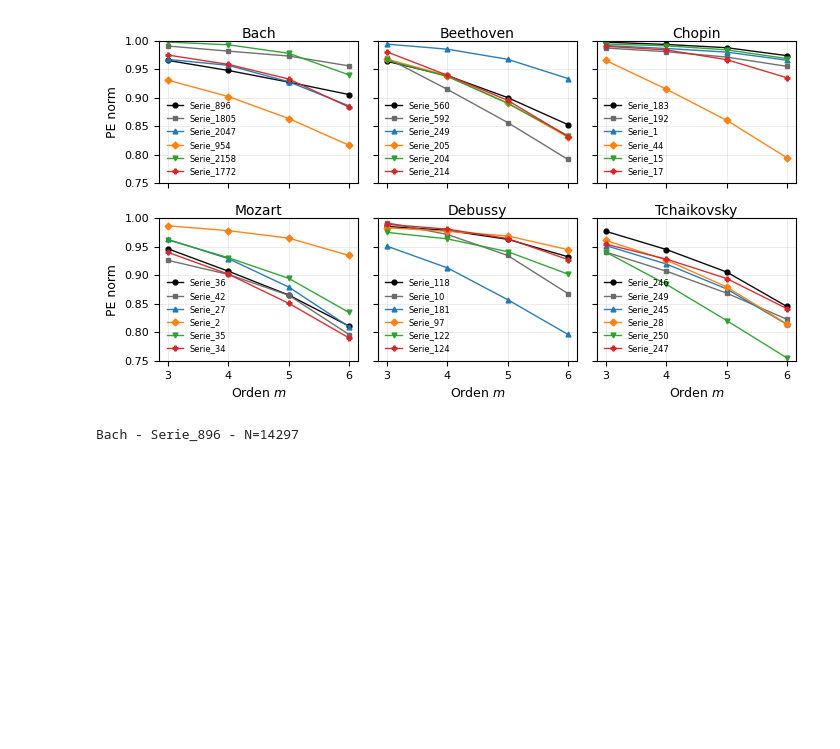
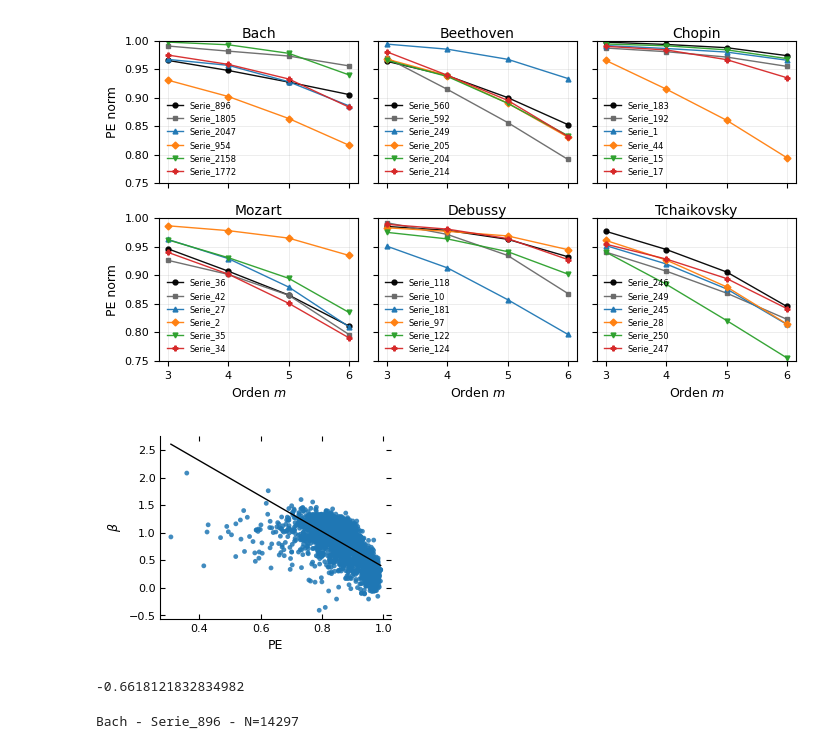
Before and after one commit to EduardoGarcia528/Tesis, a Jupyter notebook: musica-tesis/Limpiar_piezas.ipynb, the cells around one changed output. Saved outputs shown, nothing was run; the diff lists cells and outputs as text; code cells hidden in the pictures; blank space fills up the shorter version.

Commit message:
PEsvsBeta

```diff
--- a/musica-tesis/Limpiar_piezas.ipynb
+++ b/musica-tesis/Limpiar_piezas.ipynb
@@ -816,3 +885,73 @@ plt.show()
+# %%
+import numpy as np
+import matplotlib.pyplot as plt
+from scipy.stats import pearsonr, spearmanr
+from funciones import permutation_entropy, remove_consecutive_duplicates
+def power_spectrum(x, fs=1.0):
+    N = len(x)
+    X = np.fft.rfft(x)
+    psd = np.abs(X)**2 / N
+    freqs = np.fft.rfftfreq(N, 1/fs)
+    return freqs[1:], psd[1:]  # quitamos f=0
+
+PEsvsB = [[], []]
+for composer in composers.keys():
+    for pieza in composers[composer].keys():
+        arr = composers[composer][pieza]
+        arr = remove_consecutive_duplicates(arr, 0.0)
+        PEsvsB[0].append(permutation_entropy(arr,m=5, tau = 1))
+
+        freqs, psd = power_spectrum(arr)
+        # --- Filtro para evitar problemas con log(0) ---
+        mask = (freqs > 0) & (psd > 0)
+        freqs_fit = freqs[mask]
+        psd_fit = psd[mask]
+
+        # Ajuste lineal en escala log-log: log10(psd) = m * log10(freqs) + b
+        x = np.log10(freqs_fit)
+        y = np.log10(psd_fit)
+        m, b = np.polyfit(x, y, 1)  # pendiente m, intercepto b
+
+        PEsvsB[1].append(-m)
+m, b, _ = robust_linear_fit(PEsvsB[0],PEsvsB[1])
+
+fig, ax = plt.subplots(figsize=(3.0, 2.3))  # tamaño compacto
+
+# Dispersión
+ax.scatter(PEsvsB[0], PEsvsB[1],
+           s=12,           # tamaño de marcador pequeño
+           alpha=0.85,
+           edgecolors='none')
+
+# Recta de ajuste
+x_line = np.linspace(min(PEsvsB[0]), max(PEsvsB[0]), 100)
+ax.plot(x_line, m * x_line + b,
+        linewidth=1.0,
+        color='black')
+
+# Estilo "artículo"
+ax.set_xlabel('PE', fontsize=9)
+ax.set_ylabel(r'$\beta$', fontsize=9)
+# ax.set_title(, fontsize=9, pad=2)
+
+ax.tick_params(axis='both',
+               which='both',
+               direction='in',
+               labelsize=8,
+               top=True,
+               right=True)
+
+# Quitar marco grueso visual
+for spine in ['top', 'right']:
+    ax.spines[spine].set_visible(False)
+
+plt.tight_layout(pad=0.5)
+plt.show()
+p, _ = spearmanr(PEsvsB[0], PEsvsB[1])
+print(p)
+# %% [output]
+[figure, added]
+-0.6618121832834982
 # %%
 import numpy as np
 import matplotlib.pyplot as plt
```
Also changed, not shown: parts of 5 cells of this notebook, 19 other files.
